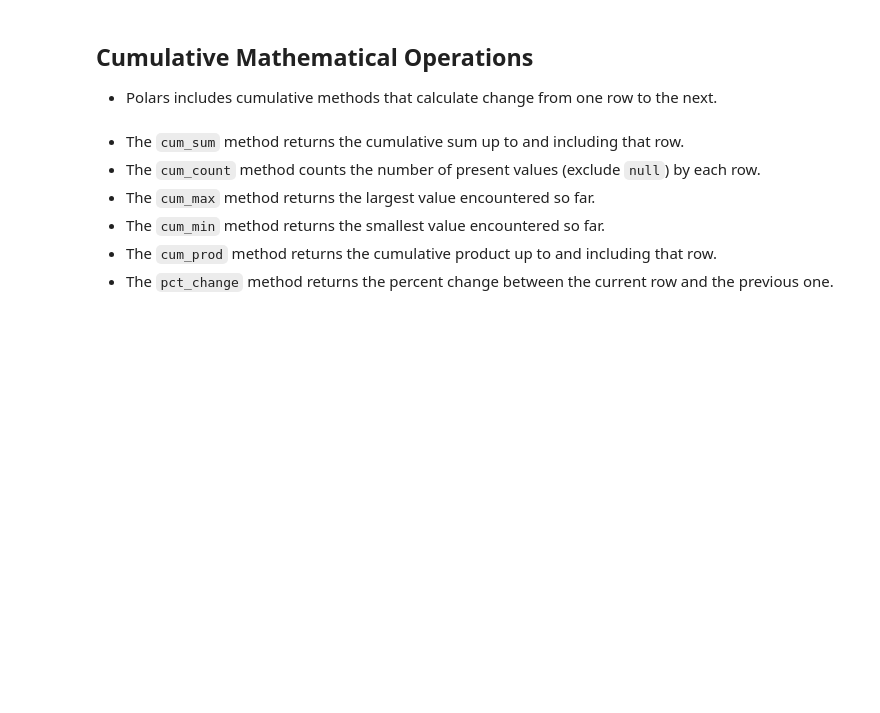
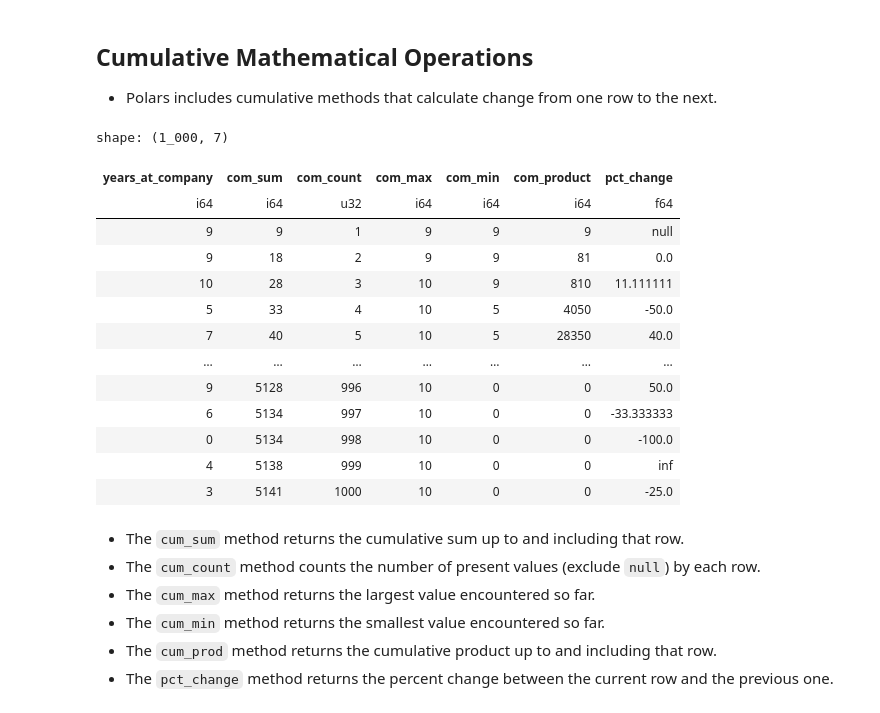
Before and after one commit to yaowenqiang/Data-Analysis-with-Polars-and-Python, a Jupyter notebook: incomplete/04 - DataFrames I.ipynb, the cells around one changed output. Drawn from its saved outputs; the diff is of its cells as text; code cells hidden in the pictures; blank space fills up the shorter version.

```diff
--- a/incomplete/04 - DataFrames I.ipynb
+++ b/incomplete/04 - DataFrames I.ipynb
@@ -1302,6 +1683,31 @@ Schema([('name', String),
 # %% [markdown]
 ## Cumulative Mathematical Operations
 - Polars includes cumulative methods that calculate change from one row to the next.
+# %%
+employees.select(
+    pl.col("years_at_company"),
+    com_sum=pl.col("years_at_company").cum_sum(),
+    com_count=pl.col("years_at_company").cum_count(),
+    com_max=pl.col("years_at_company").cum_max(),
+    com_min=pl.col("years_at_company").cum_min(),
+    com_product=pl.col("years_at_company").cum_prod(),
+    pct_change=pl.col("years_at_company").pct_change() * 100,
+)
+# %% [output]
+shape: (1_000, 7)
+| years_at_company | com_sum | com_count | com_max | com_min | com_product | pct_change |
+| i64 | i64 | u32 | i64 | i64 | i64 | f64 |
+| 9 | 9 | 1 | 9 | 9 | 9 | null |
+| 9 | 18 | 2 | 9 | 9 | 81 | 0.0 |
+| 10 | 28 | 3 | 10 | 9 | 810 | 11.111111 |
+| 5 | 33 | 4 | 10 | 5 | 4050 | -50.0 |
+| 7 | 40 | 5 | 10 | 5 | 28350 | 40.0 |
+| … | … | … | … | … | … | … |
+| 9 | 5128 | 996 | 10 | 0 | 0 | 50.0 |
+| 6 | 5134 | 997 | 10 | 0 | 0 | -33.333333 |
+| 0 | 5134 | 998 | 10 | 0 | 0 | -100.0 |
+| 4 | 5138 | 999 | 10 | 0 | 0 | inf |
+| 3 | 5141 | 1000 | 10 | 0 | 0 | -25.0 |
 # %% [markdown]
 - The `cum_sum` method returns the cumulative sum up to and including that row.
 - The `cum_count` method counts the number of present values (exclude `null`) by each row.
```
Also changed, not shown: parts of 32 cells of this notebook.
